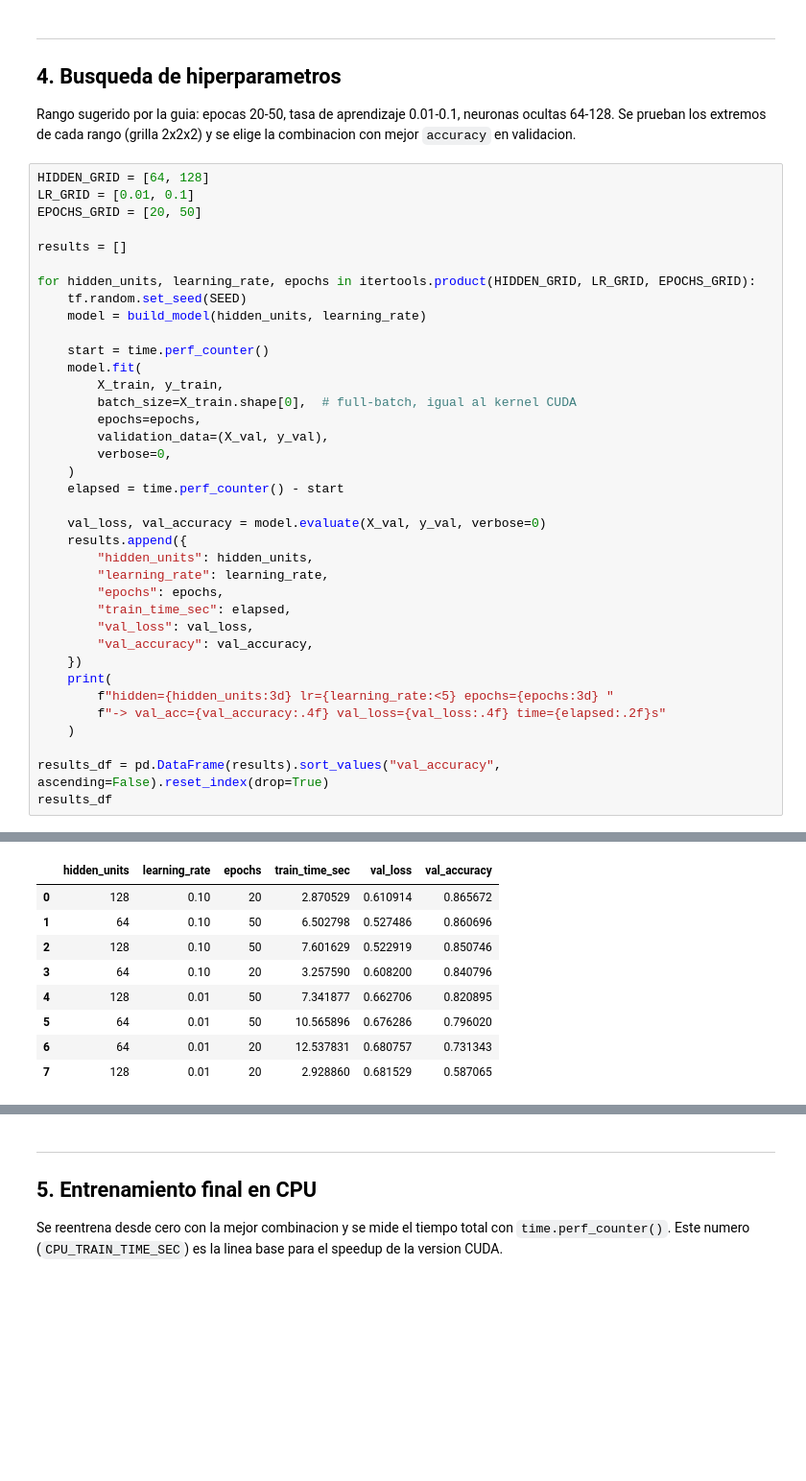
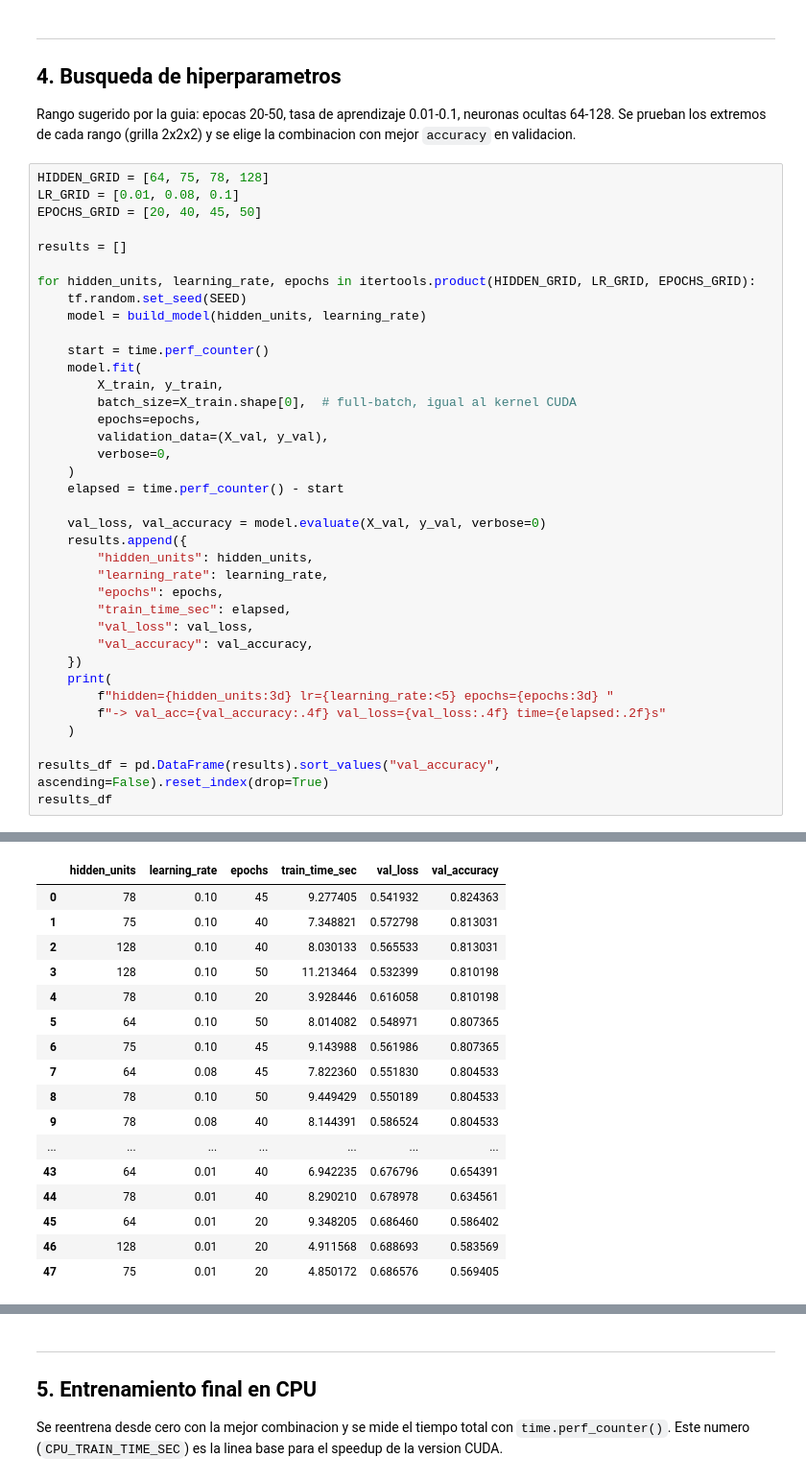
Before and after one commit to Albonire/clasificador-imagenes-openmp-cuda, a Jupyter notebook: etapa2_cuda/cpu_baseline/base-model-cpu.ipynb, the cells around one changed output, grey strips where cells are left out. Shown at 96% size. Saved outputs shown, nothing was run; the diff lists cells and outputs as text; blank space fills up the shorter version.

```diff
--- a/etapa2_cuda/cpu_baseline/base-model-cpu.ipynb
+++ b/etapa2_cuda/cpu_baseline/base-model-cpu.ipynb
@@ -235,9 +227,9 @@ Rango sugerido por la guia: epocas 20-50, tasa de aprendizaje 0.01-0.1,
 neuronas ocultas 64-128. Se prueban los extremos de cada rango (grilla 2x2x2)
 y se elige la combinacion con mejor `accuracy` en validacion.
 # %%
-HIDDEN_GRID = [64, 128]
-LR_GRID = [0.01, 0.1]
-EPOCHS_GRID = [20, 50]
+HIDDEN_GRID = [64, 75, 78, 128]
+LR_GRID = [0.01, 0.08, 0.1]
+EPOCHS_GRID = [20, 40, 45, 50]
 
 results = []
 
@@ -283,12 +284,20 @@ hidden=128 lr=0.1   epochs= 50 -> val_acc=0.8507 val_loss=0.5229 time=7.60s
 |  | hidden_units | learning_rate | epochs | train_time_sec | val_loss | val_accuracy |
-| 0 | 128 | 0.10 | 20 | 2.870529 | 0.610914 | 0.865672 |
-| 1 | 64 | 0.10 | 50 | 6.502798 | 0.527486 | 0.860696 |
-| 2 | 128 | 0.10 | 50 | 7.601629 | 0.522919 | 0.850746 |
-| 3 | 64 | 0.10 | 20 | 3.257590 | 0.608200 | 0.840796 |
-| 4 | 128 | 0.01 | 50 | 7.341877 | 0.662706 | 0.820895 |
-| 5 | 64 | 0.01 | 50 | 10.565896 | 0.676286 | 0.796020 |
-| 6 | 64 | 0.01 | 20 | 12.537831 | 0.680757 | 0.731343 |
-| 7 | 128 | 0.01 | 20 | 2.928860 | 0.681529 | 0.587065 |
+| 0 | 78 | 0.10 | 45 | 9.277405 | 0.541932 | 0.824363 |
+| 1 | 75 | 0.10 | 40 | 7.348821 | 0.572798 | 0.813031 |
+| 2 | 128 | 0.10 | 40 | 8.030133 | 0.565533 | 0.813031 |
+| 3 | 128 | 0.10 | 50 | 11.213464 | 0.532399 | 0.810198 |
+| 4 | 78 | 0.10 | 20 | 3.928446 | 0.616058 | 0.810198 |
+| 5 | 64 | 0.10 | 50 | 8.014082 | 0.548971 | 0.807365 |
+| 6 | 75 | 0.10 | 45 | 9.143988 | 0.561986 | 0.807365 |
+| 7 | 64 | 0.08 | 45 | 7.822360 | 0.551830 | 0.804533 |
+| 8 | 78 | 0.10 | 50 | 9.449429 | 0.550189 | 0.804533 |
+| 9 | 78 | 0.08 | 40 | 8.144391 | 0.586524 | 0.804533 |
+| ... | ... | ... | ... | ... | ... | ... |
+| 43 | 64 | 0.01 | 40 | 6.942235 | 0.676796 | 0.654391 |
+| 44 | 78 | 0.01 | 40 | 8.290210 | 0.678978 | 0.634561 |
+| 45 | 64 | 0.01 | 20 | 9.348205 | 0.686460 | 0.586402 |
+| 46 | 128 | 0.01 | 20 | 4.911568 | 0.688693 | 0.583569 |
+| 47 | 75 | 0.01 | 20 | 4.850172 | 0.686576 | 0.569405 |
 # %%
 best = results_df.iloc[0]
 BEST_HIDDEN = int(best["hidden_units"])
```
Also changed, not shown: parts of 9 cells of this notebook.
